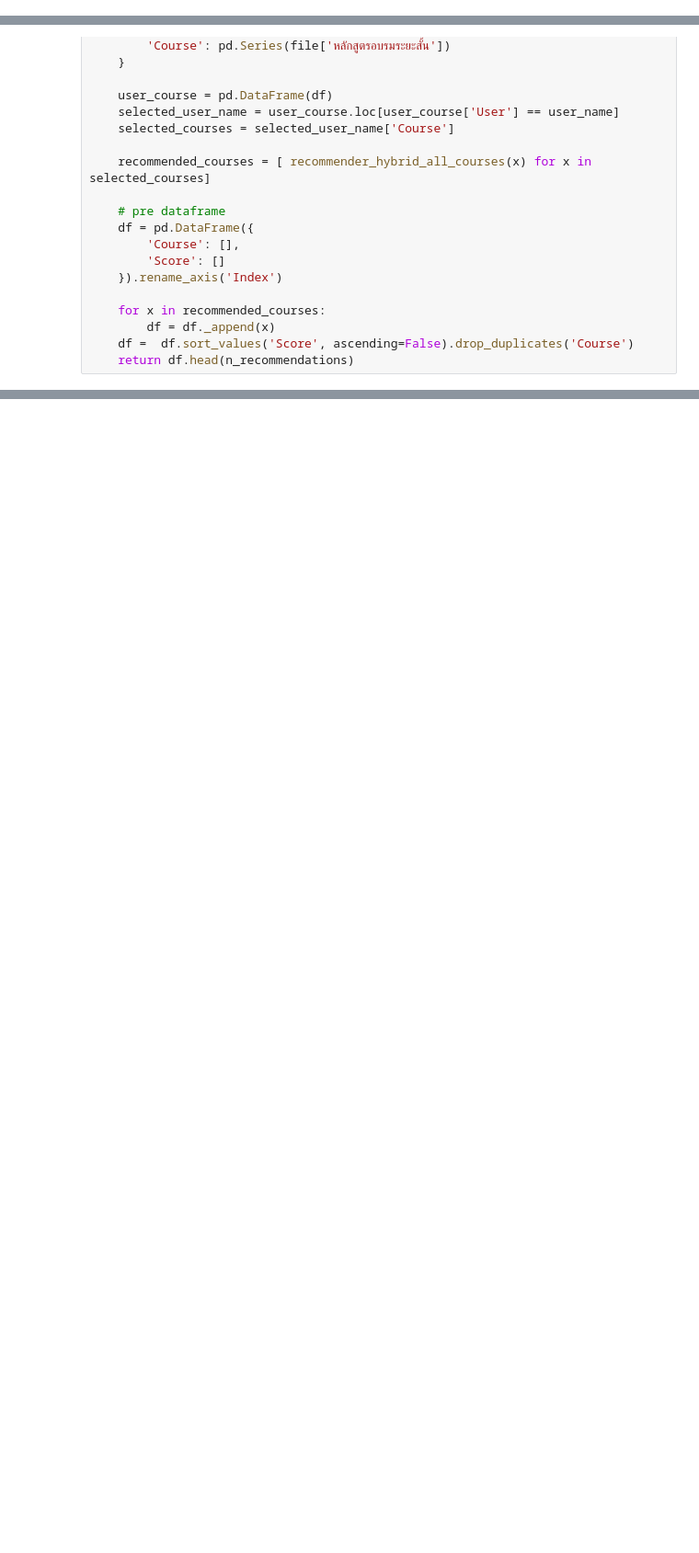
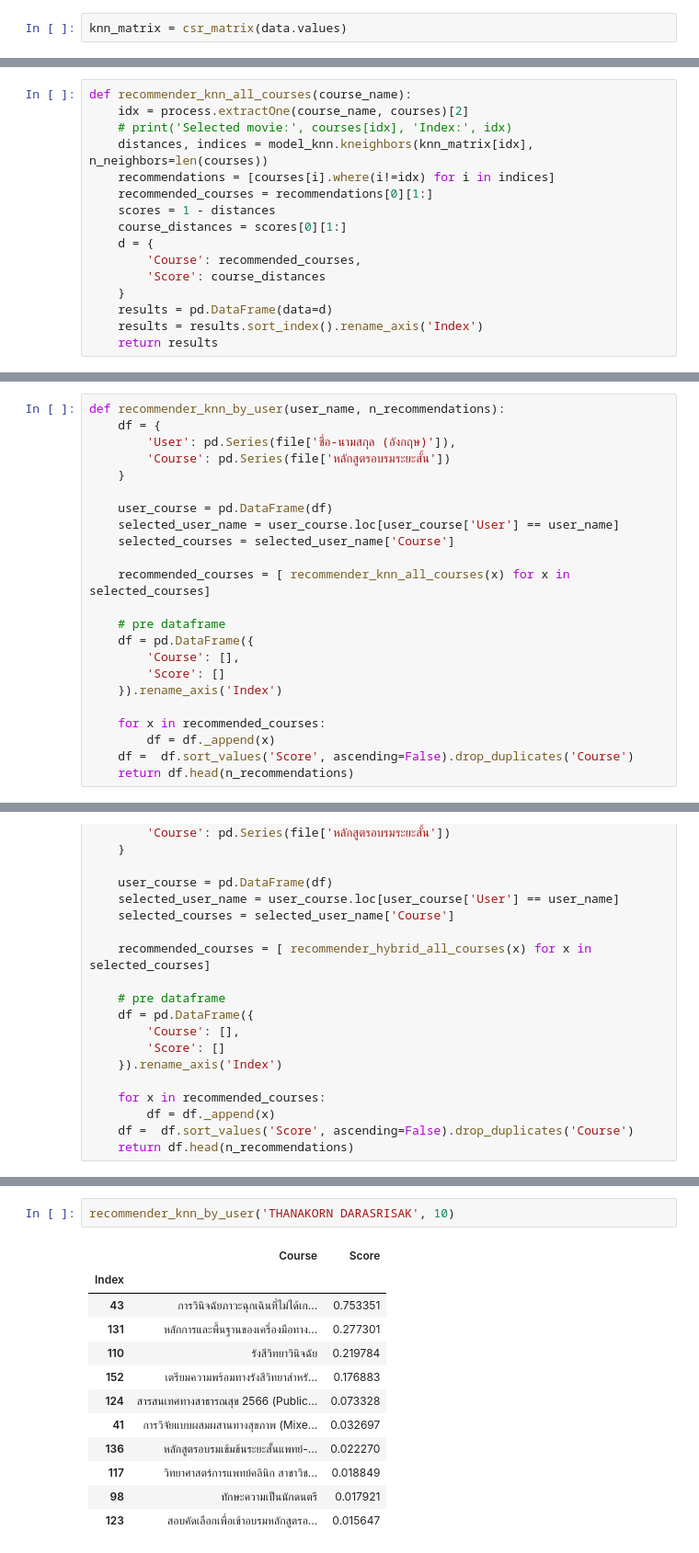
Before and after one commit to startg2545/recommendation-system, a Jupyter notebook: hybrid.ipynb, the cells around one changed output, grey strips where cells are left out. Shown at 92% size. Drawn from its saved outputs; the diff is of its cells as text; blank space fills up the shorter version.

Commit message:
create a hybrid recommender

```diff
--- a/hybrid.ipynb
+++ b/hybrid.ipynb
@@ -101,0 +305,2 @@ Searching for recommendations...
+# %%
+knn_matrix = csr_matrix(data.values)
@@ -101,0 +371,16 @@ Searching for recommendations...
+# %%
+def recommender_knn_all_courses(course_name):
+    idx = process.extractOne(course_name, courses)[2]
+    # print('Selected movie:', courses[idx], 'Index:', idx)
+    distances, indices = model_knn.kneighbors(knn_matrix[idx], n_neighbors=len(courses))
+    recommendations = [courses[i].where(i!=idx) for i in indices]
+    recommended_courses = recommendations[0][1:]
+    scores = 1 - distances
+    course_distances = scores[0][1:]
+    d = {
+        'Course': recommended_courses,
+        'Score': course_distances
+    }
+    results = pd.DataFrame(data=d)
+    results = results.sort_index().rename_axis('Index')
+    return results
@@ -101,0 +389,23 @@ Searching for recommendations...
+# %%
+def recommender_knn_by_user(user_name, n_recommendations):
+    df = {
+        'User': pd.Series(file['ชื่อ-นามสกุล (อังกฤษ)']),
+        'Course': pd.Series(file['หลักสูตรอบรมระยะสั้น'])
+    }
+
+    user_course = pd.DataFrame(df)
+    selected_user_name = user_course.loc[user_course['User'] == user_name]
+    selected_courses = selected_user_name['Course']
+
+    recommended_courses = [ recommender_knn_all_courses(x) for x in selected_courses]
+
+    # pre dataframe
+    df = pd.DataFrame({
+        'Course': [],
+        'Score': []
+    }).rename_axis('Index')
+
+    for x in recommended_courses:
+        df = df._append(x)
+    df =  df.sort_values('Score', ascending=False).drop_duplicates('Course')
+    return df.head(n_recommendations)
@@ -144,0 +461,15 @@ Searching for recommendations...
+# %%
+recommender_knn_by_user('THANAKORN DARASRISAK', 10)
+# %% [output]
+|  | Course | Score |
+| Index |  |  |
+| 43 | การวินิจฉัยภาวะฉุกเฉินที่ไม่ได้เก... | 0.753351 |
+| 131 | หลักการและพื้นฐานของเครื่องมือทาง... | 0.277301 |
+| 110 | รังสีวิทยาวินิจฉัย | 0.219784 |
+| 152 | เตรียมความพร้อมทางรังสีวิทยาสำหรั... | 0.176883 |
+| 124 | สารสนเทศทางสาธารณสุข 2566 (Public... | 0.073328 |
+| 41 | การวิจัยแบบผสมผสานทางสุขภาพ (Mixe... | 0.032697 |
+| 136 | หลักสูตรอบรมเข้มข้นระยะสั้นแพทย์-... | 0.022270 |
+| 117 | วิทยาศาสตร์การแพทย์คลินิก สาขาวิช... | 0.018849 |
+| 98 | ทักษะความเป็นนักดนตรี | 0.017921 |
+| 123 | สอบคัดเลือกเพื่อเข้าอบรมหลักสูตรอ... | 0.015647 |
```
Also changed, not shown: parts of 83 cells of this notebook, 2 other files.
